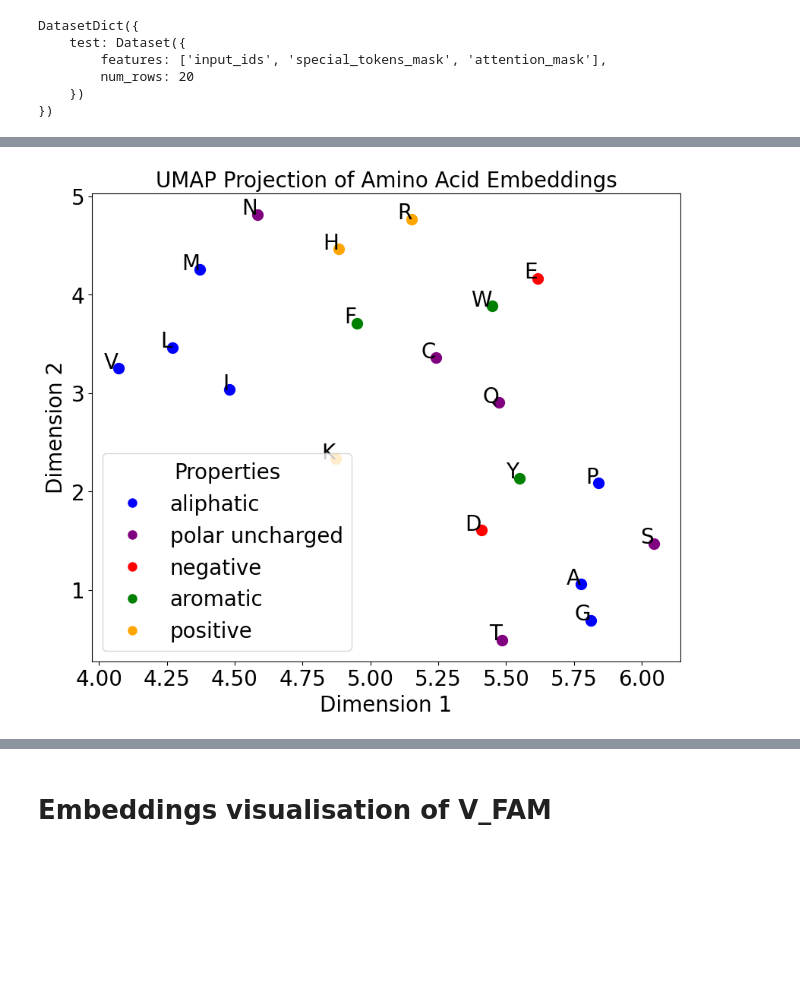
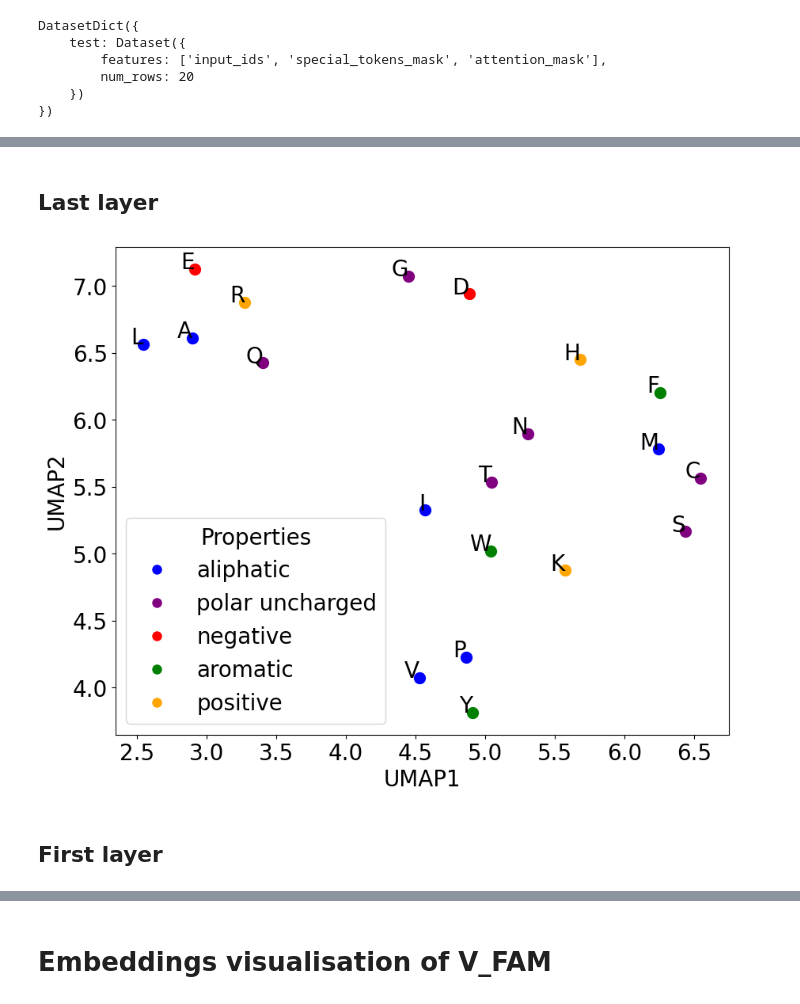
Before and after one commit to OpieOP/Interpretability-strategies-for-machine-learning-language-models-for-antibody-sequences, a Jupyter notebook: results.ipynb, the cells around one changed output, grey strips where cells are left out. Saved outputs shown, nothing was run; the diff lists cells and outputs as text; code cells hidden in the pictures; blank space fills up the shorter version.

```diff
--- a/results.ipynb
+++ b/results.ipynb
@@ -782,11 +567,12 @@ plot_embeddings(umap_results, 'UMAP Projection of Amino Acid Embeddings')
 # %%
+model_size = "small"
 no_special_amino_acid_properties = {
     "A": "aliphatic",      # Alanine
     "C": "polar uncharged",# Cysteine
     "D": "negative",       # Aspartic acid
     "E": "negative",       # Glutamic acid
     "F": "aromatic",       # Phenylalanine
-    "G": "aliphatic",      # Glycine
+    "G": "polar uncharged",      # Glycine
     "H": "positive",       # Histidine
     "I": "aliphatic",      # Isoleucine
     "K": "positive",       # Lysine
@@ -804,30 +590,29 @@ no_special_amino_acid_properties = {
 }
 no_special_amino_acids = list(no_special_amino_acid_properties.keys())
 property_colors = {'aliphatic': 'blue', 'polar uncharged': 'purple', 'negative': 'red', 'aromatic': 'green', 'positive': 'orange'}
-tsne = TSNE(n_components=2, random_state=42, perplexity=3,n_iter=30000)
-tsne_results = tsne.fit_transform(word_token_embeddings["large"][5:])
+tsne = TSNE(n_components=2, random_state=42, perplexity=2,n_iter=30000)
+tsne_results = tsne.fit_transform(word_token_embeddings[model_size][5:])
 # UMAP
-umap_reducer = umap.UMAP(n_neighbors=5, min_dist=0.001, metric='cosine')
-umap_results = umap_reducer.fit_transform(word_token_embeddings["large"][5:])
+umap_reducer = umap.UMAP(n_neighbors=5, min_dist=0.01, metric='cosine')
+umap_results = umap_reducer.fit_transform(word_token_embeddings[model_size][5:])
 
 # Function to plot embeddings
-def plot_embeddings(results, title):
+def plot_embeddings(results):
     plt.figure(figsize=(10, 8))
     for i, label in enumerate(no_special_amino_acids):
         x, y = results[i, :]
         plt.scatter(x, y, color=property_colors[no_special_amino_acid_properties[label]], s=100)
         plt.text(x, y, label, fontsize=20, ha='right')
-    plt.xlabel('Dimension 1', fontsize=20)
-    plt.ylabel('Dimension 2', fontsize=20)
-    plt.title(title, fontsize=20)
+    plt.xlabel('UMAP1', fontsize=20)
+    plt.ylabel('UMAP2', fontsize=20)
     plt.yticks(fontsize=20)
     plt.xticks(fontsize=20)
     plt.legend(handles=[plt.Line2D([0], [0], marker='o', color='w', markerfacecolor=property_colors[prop], markersize=10, label=prop) for prop in property_colors], title="Properties",fontsize = 14, title_fontsize = 14)
     plt.show()
 
 # Plot t-SNE results
-plot_embeddings(tsne_results, 't-SNE Projection of Amino Acid Embeddings')
+# plot_embeddings(tsne_results)
 
 # Plot UMAP results
-plot_embeddings(umap_results, 'UMAP Projection of Amino Acid Embeddings')
+plot_embeddings(umap_results)
 # %% [output]
@@ -919,11 +674,14 @@ We strongly recommend passing in an `attention_mask` since your input_ids may be
+# %% [markdown]
+## Last layer
 # %%
+model_size = "large"
 no_special_amino_acid_properties = {
     "A": "aliphatic",      # Alanine
     "C": "polar uncharged",# Cysteine
     "D": "negative",       # Aspartic acid
     "E": "negative",       # Glutamic acid
     "F": "aromatic",       # Phenylalanine
-    "G": "aliphatic",      # Glycine
+    "G": "polar uncharged",      # Glycine
     "H": "positive",       # Histidine
     "I": "aliphatic",      # Isoleucine
     "K": "positive",       # Lysine
@@ -934,42 +692,42 @@ no_special_amino_acid_properties = {
     "Q": "polar uncharged",# Glutamine
     "R": "positive",       # Arginine
     "S": "polar uncharged",# Serine
     "T": "polar uncharged",# Threonine
     "V": "aliphatic",      # Valine
     "W": "aromatic",       # Tryptophan
     "Y": "aromatic"        # Tyrosine
 }
 no_special_amino_acids = list(no_special_amino_acid_properties.keys())
 property_colors = {'aliphatic': 'blue', 'polar uncharged': 'purple', 'negative': 'red', 'aromatic': 'green', 'positive': 'orange'}
-tsne = TSNE(n_components=2, random_state=42, perplexity=3,n_iter=3000)
-tsne_results = tsne.fit_transform(one_token_embeddings["large"])
+tsne = TSNE(n_components=2, random_state=2024, perplexity=3,n_iter=3000)
+tsne_results = tsne.fit_transform(one_token_embeddings[model_size])
 
 # UMAP
-seed=40
-umap_reducer = umap.UMAP(n_neighbors=5, min_dist=0.001, metric='cosine',random_state=seed)
-umap_results = umap_reducer.fit_transform(one_token_embeddings["large"])
+umap_reducer = umap.UMAP(n_neighbors=5, min_dist=0.001, metric='cosine')
+umap_results = umap_reducer.fit_transform(one_token_embeddings[model_size])
 
 # Function to plot embeddings
-def plot_embeddings(results, title):
+def plot_embeddings(results):
     plt.figure(figsize=(10, 8))
     for i, label in enumerate(no_special_amino_acids):
         x, y = results[i, :]
         plt.scatter(x, y, color=property_colors[no_special_amino_acid_properties[label]],s=100)
         plt.text(x, y, label, fontsize=20, ha='right')
-    plt.title(title, fontsize=20)
-    plt.xlabel('Dimension 1', fontsize=20)
-    plt.ylabel('Dimension 2', fontsize=20)
+    plt.xlabel('UMAP1', fontsize=20)
+    plt.ylabel('UMAP2', fontsize=20)
     plt.yticks(fontsize=20)
     plt.xticks(fontsize=20)
     plt.legend(handles=[plt.Line2D([0], [0], marker='o', color='w', markerfacecolor=property_colors[prop], markersize=10, label=prop) for prop in property_colors], title="Properties",fontsize = 20, title_fontsize = 20)
     plt.show()
 
 
 # Plot t-SNE results
 # plot_embeddings(tsne_results, 't-SNE Projection of Amino Acid Embeddings')
 
 # Plot UMAP results
-plot_embeddings(umap_results, 'UMAP Projection of Amino Acid Embeddings')
+plot_embeddings(umap_results)
 # %% [output]
-[figure, old version]
+[figure, new version]
+# %% [markdown]
+## First layer
 # %%
```
Also changed, not shown: parts of 61 cells of this notebook, 1 other file.
